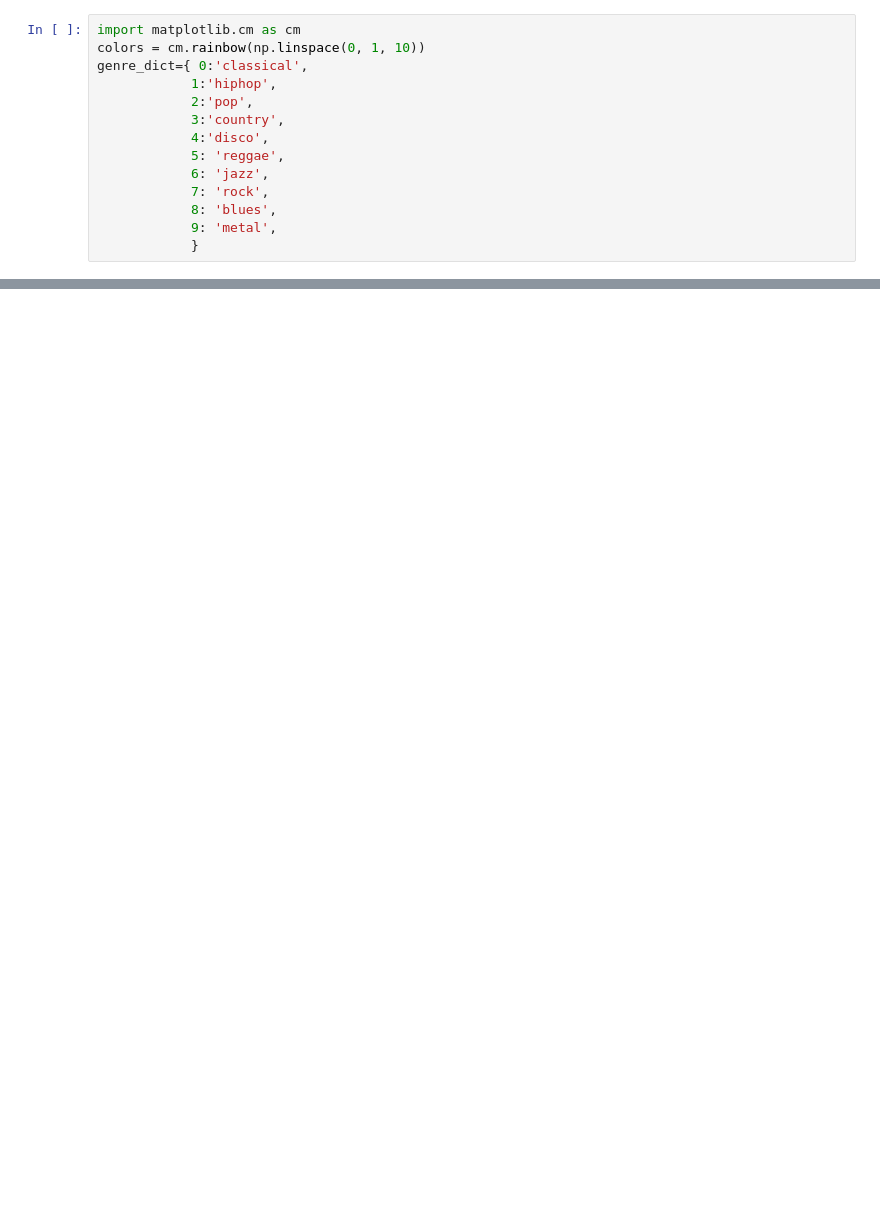
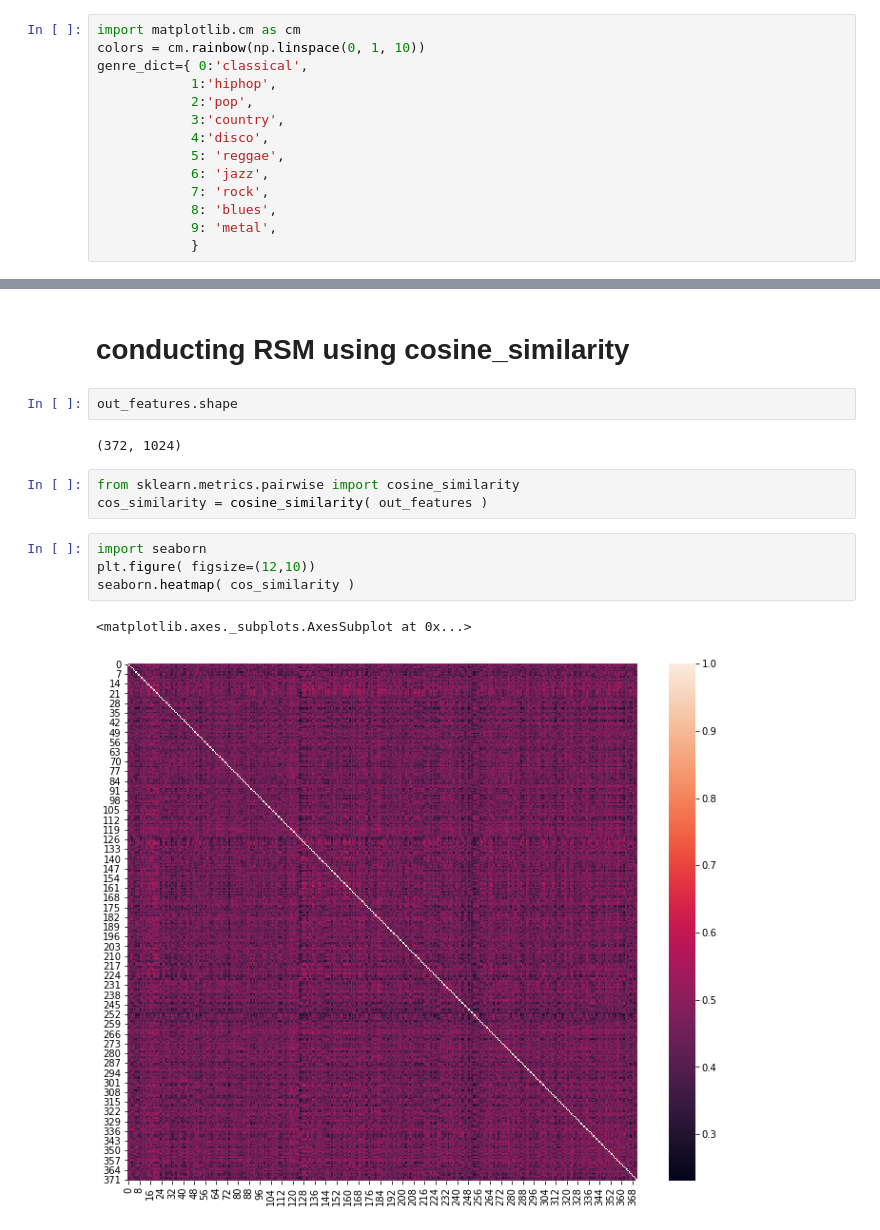
Before and after one commit to shomerthesec/NMA_Deep_Learning, a Jupyter notebook: Project/analyzing_the_output_of_the_model.ipynb, the cells around one changed output, grey strips where cells are left out. Drawn from its saved outputs; the diff is of its cells as text; blank space fills up the shorter version.

```diff
--- a/Project/analyzing_the_output_of_the_model.ipynb
+++ b/Project/analyzing_the_output_of_the_model.ipynb
@@ -314,0 +313,16 @@ for i in range(10):
+# %% [markdown]
+# conducting RSM using cosine_similarity
+# %%
+out_features.shape
+# %% [output]
+(372, 1024)
+# %%
+from sklearn.metrics.pairwise import cosine_similarity
+cos_similarity = cosine_similarity( out_features )
+# %%
+import seaborn
+plt.figure( figsize=(12,10))
+seaborn.heatmap( cos_similarity )
+# %% [output]
+<matplotlib.axes._subplots.AxesSubplot at 0x...>
+[figure, added]
```
Also changed, not shown: parts of 21 cells of this notebook, 2 other files.
